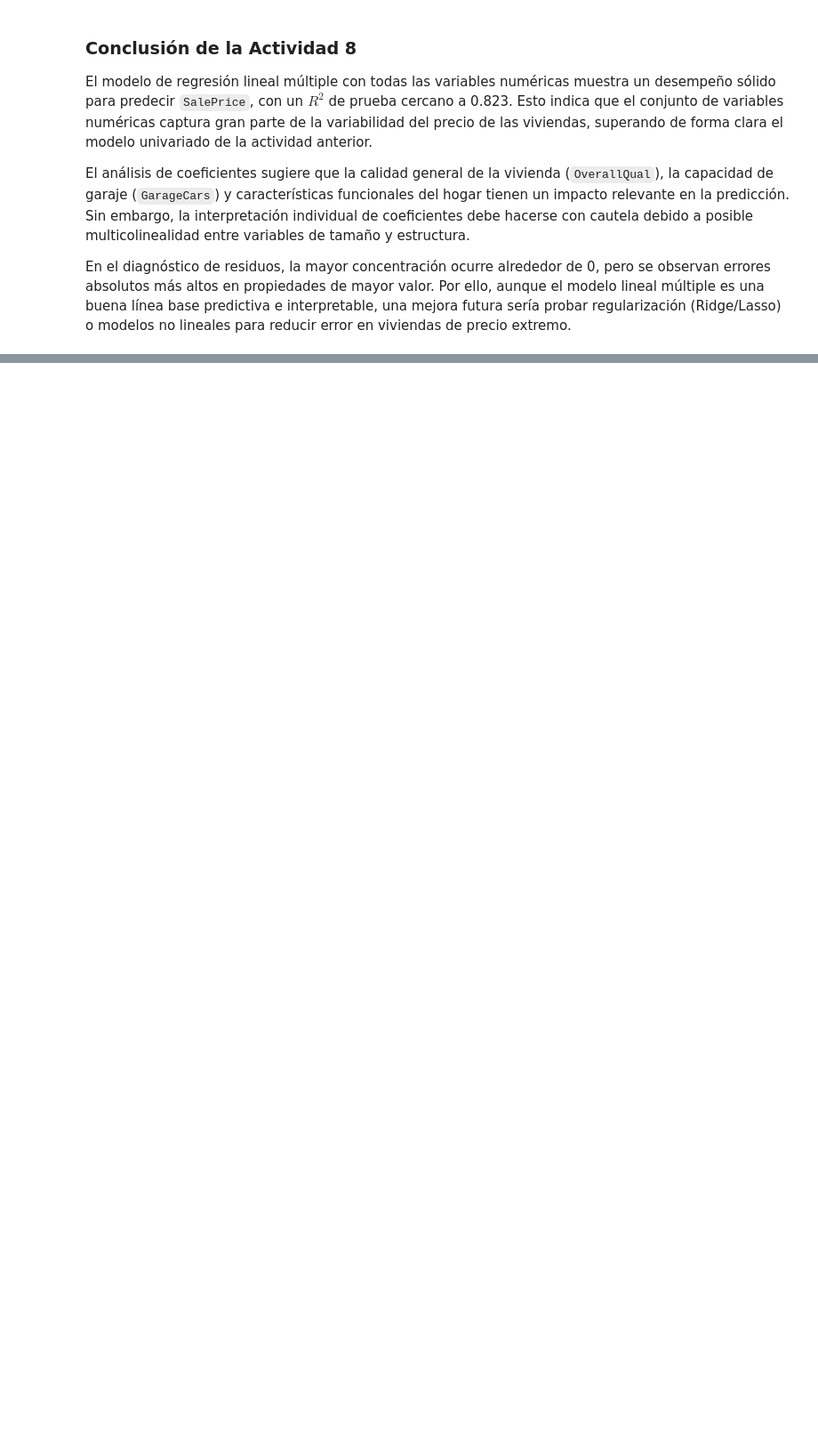
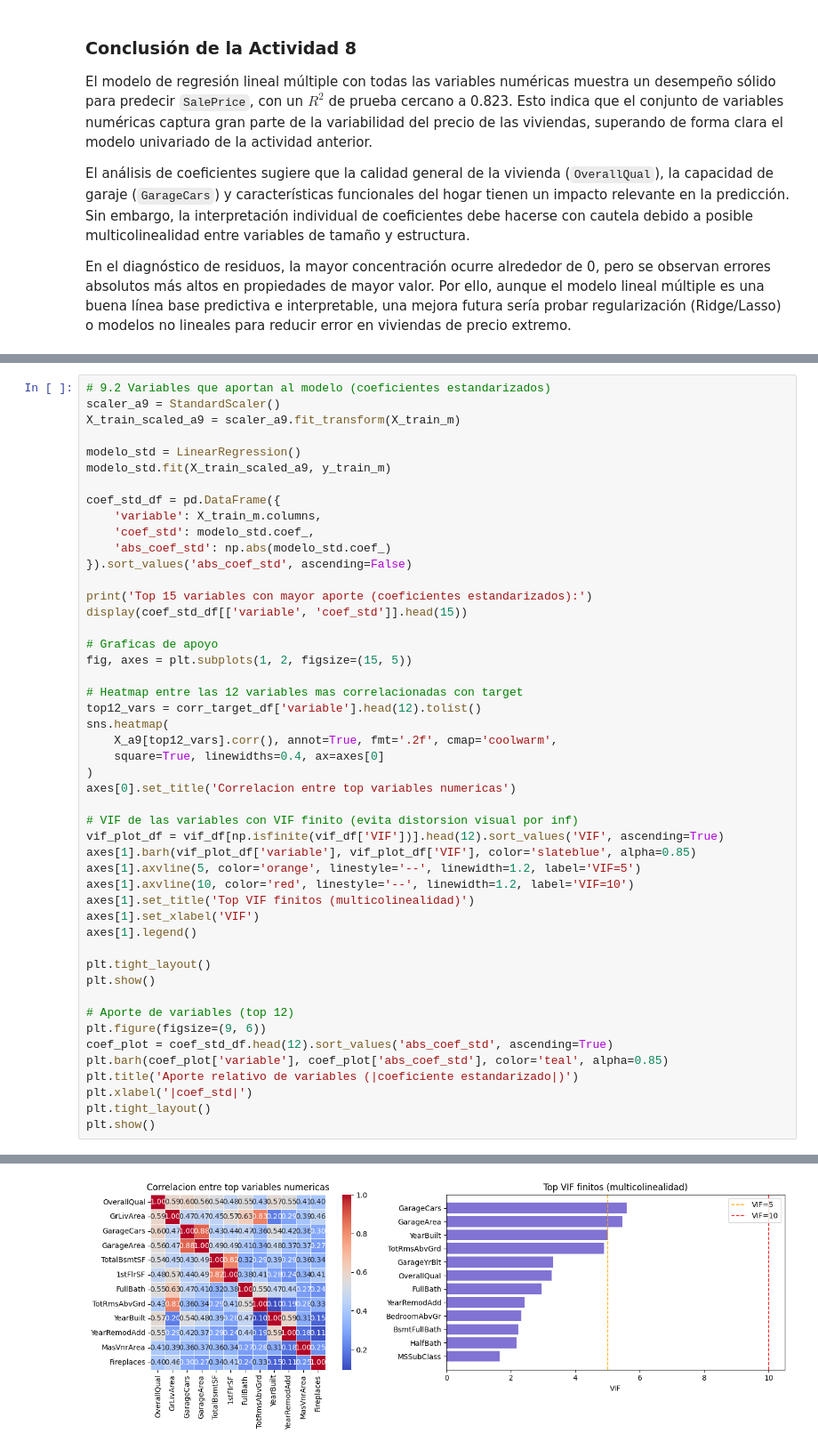
Before and after one commit to erickguerra2/MD-LAB03, a Jupyter notebook: main.ipynb, the cells around one changed output, grey strips where cells are left out. Shown at 89% size. Cells and saved outputs as stored; diff of their text form; blank space fills up the shorter version.

```diff
--- a/main.ipynb
+++ b/main.ipynb
@@ -1156,0 +1271,49 @@ En el diagnóstico de residuos, la mayor concentración ocurre alrededor de 0, p
+# %%
+# 9.2 Variables que aportan al modelo (coeficientes estandarizados)
+scaler_a9 = StandardScaler()
+X_train_scaled_a9 = scaler_a9.fit_transform(X_train_m)
+
+modelo_std = LinearRegression()
+modelo_std.fit(X_train_scaled_a9, y_train_m)
+
+coef_std_df = pd.DataFrame({
+    'variable': X_train_m.columns,
+    'coef_std': modelo_std.coef_,
+    'abs_coef_std': np.abs(modelo_std.coef_)
+}).sort_values('abs_coef_std', ascending=False)
+
+print('Top 15 variables con mayor aporte (coeficientes estandarizados):')
+display(coef_std_df[['variable', 'coef_std']].head(15))
+
+# Graficas de apoyo
+fig, axes = plt.subplots(1, 2, figsize=(15, 5))
+
+# Heatmap entre las 12 variables mas correlacionadas con target
+top12_vars = corr_target_df['variable'].head(12).tolist()
+sns.heatmap(
+    X_a9[top12_vars].corr(), annot=True, fmt='.2f', cmap='coolwarm',
+    square=True, linewidths=0.4, ax=axes[0]
+)
+axes[0].set_title('Correlacion entre top variables numericas')
+
+# VIF de las variables con VIF finito (evita distorsion visual por inf)
+vif_plot_df = vif_df[np.isfinite(vif_df['VIF'])].head(12).sort_values('VIF', ascending=True)
+axes[1].barh(vif_plot_df['variable'], vif_plot_df['VIF'], color='slateblue', alpha=0.85)
+axes[1].axvline(5, color='orange', linestyle='--', linewidth=1.2, label='VIF=5')
+axes[1].axvline(10, color='red', linestyle='--', linewidth=1.2, label='VIF=10')
+axes[1].set_title('Top VIF finitos (multicolinealidad)')
+axes[1].set_xlabel('VIF')
+axes[1].legend()
+
+plt.tight_layout()
+plt.show()
+
+# Aporte de variables (top 12)
+plt.figure(figsize=(9, 6))
+coef_plot = coef_std_df.head(12).sort_values('abs_coef_std', ascending=True)
+plt.barh(coef_plot['variable'], coef_plot['abs_coef_std'], color='teal', alpha=0.85)
+plt.title('Aporte relativo de variables (|coeficiente estandarizado|)')
+plt.xlabel('|coef_std|')
+plt.tight_layout()
+plt.show()
+# %% [output]
@@ -1156,0 +1337 @@ En el diagnóstico de residuos, la mayor concentración ocurre alrededor de 0, p
+[figure, added]
```
Also changed, not shown: parts of 5 cells of this notebook.
